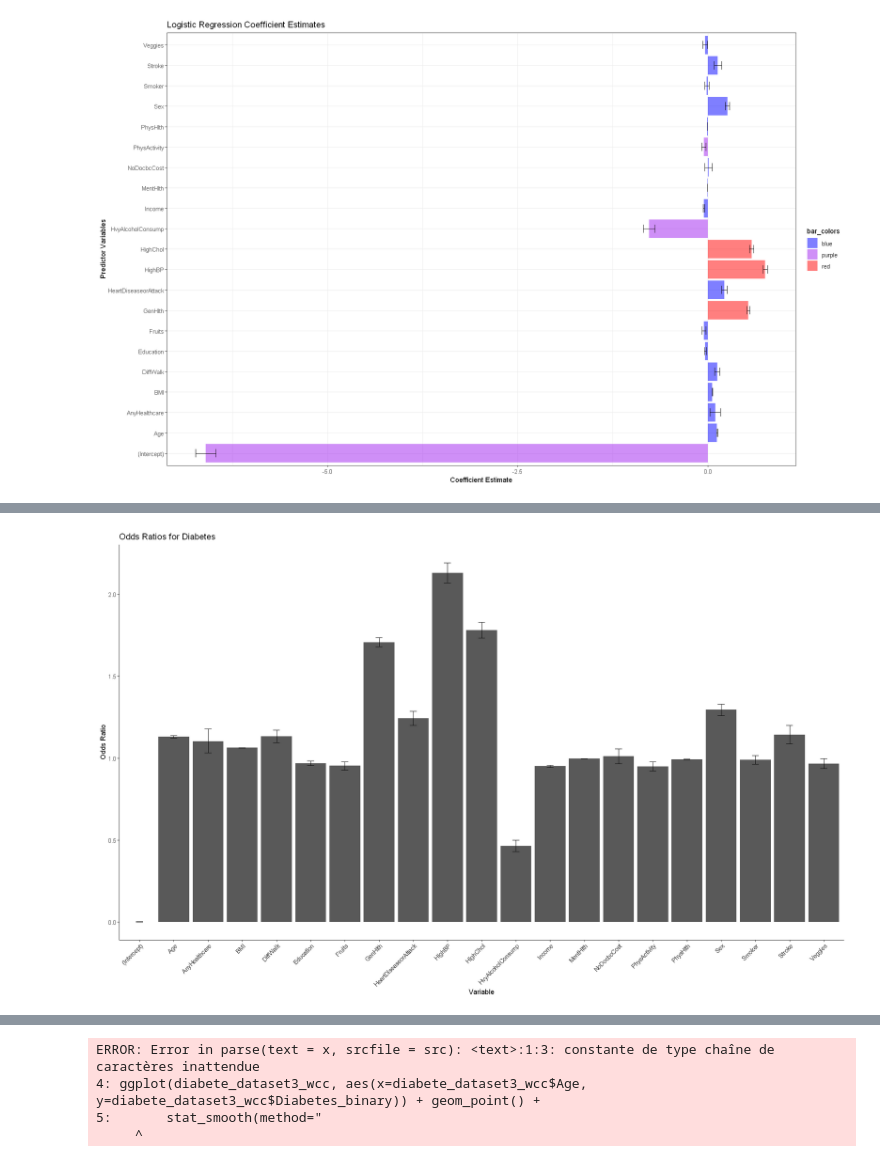
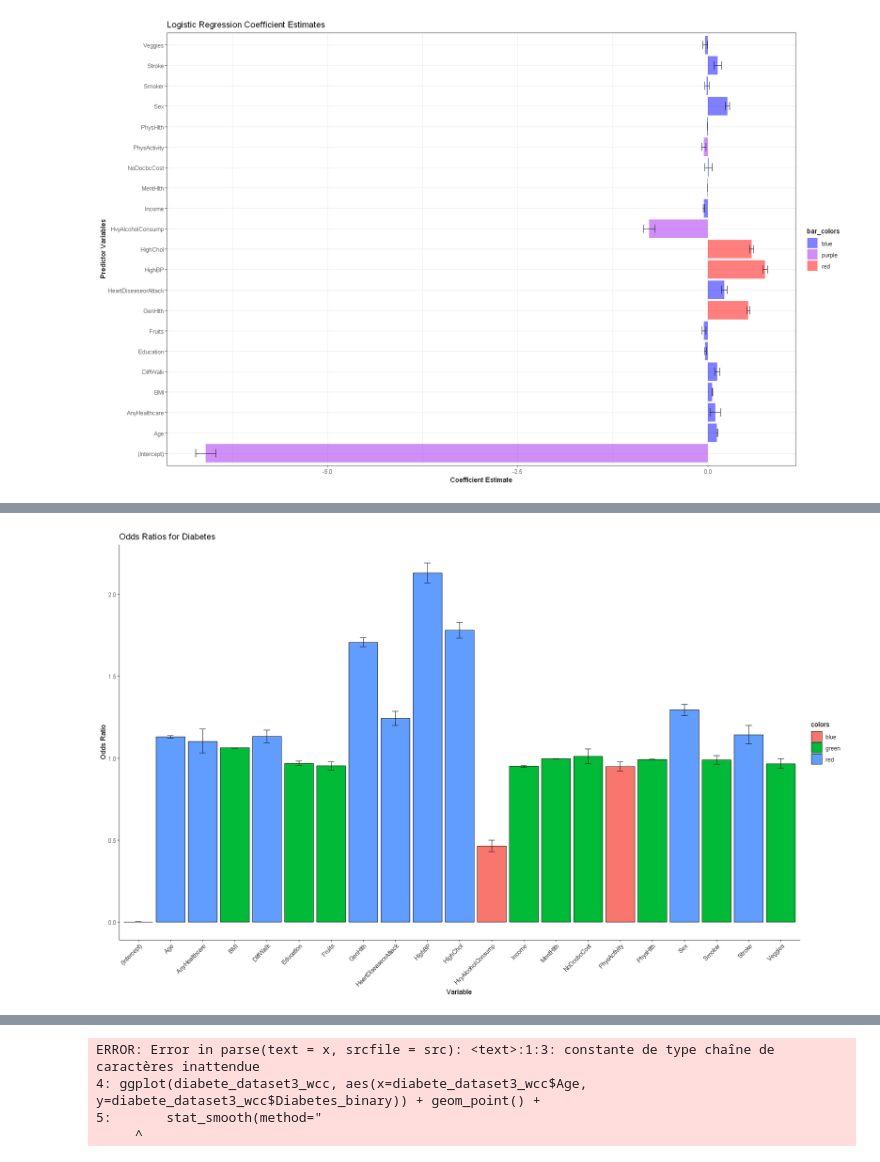
Before and after one commit to LGPolytech/R-Kaggle-MAM4, a Jupyter notebook: diabete_final.ipynb, the cells around one changed output, grey strips where cells are left out. Drawn from its saved outputs; the diff is of its cells as text; code cells hidden in the pictures.

```diff
--- a/diabete_final.ipynb
+++ b/diabete_final.ipynb
@@ -1188,9 +1217,9 @@ conf_ints <- exp(confint(logistic_regression, level = 0.95))
 # Combine the odds ratios and confidence intervals into a data frame
 odds_ratio_table <- data.frame(Odds_Ratio = odds_ratios,
                                 Lower_CI = conf_ints[,1],
-                                Upper_CI = conf_ints[,2])
+                                Upper_CI = conf_ints[,2],
+                                Std_Error = summary(logistic_regression)$coef[,2])
 
-# Print the odds ratio table
 print(odds_ratio_table)
 # %% [output]
 Attente de la réalisation du profilage...
@@ -1197,10 +1243,15 @@ Attente de la réalisation du profilage...
 # %%
-# Plot the odds ratios
-ggplot(odds_ratio_table, aes(x = rownames(odds_ratio_table), y = Odds_Ratio)) +
-  geom_bar(stat = "identity") +
-  geom_errorbar(aes(ymin = Lower_CI, ymax = Upper_CI), width = 0.2) +
+# Determine colors for odds ratios
+level <- 0.075 # Totalement arbitraire pour l'instant
+colors <- ifelse(odds_ratio_table$Lower_CI >= 1 - level & odds_ratio_table$Upper_CI <= 1 + level, "green",
+                 ifelse(odds_ratio_table$Odds_Ratio > 1, "red", "blue")) # Peut-être à revoir
+
+# Plot the odds ratios with colors
+ggplot(odds_ratio_table, aes(x = rownames(odds_ratio_table), y = Odds_Ratio, fill = colors)) +
+  geom_bar(stat = "identity", color = "black") +
+  geom_errorbar(aes(ymin = Lower_CI, ymax = Upper_CI), width = 0.2, color = "black") +
   labs(title = "Odds Ratios for Diabetes", x = "Variable", y = "Odds Ratio") +
   theme_classic() +
   theme(axis.text.x = element_text(angle = 45, vjust = 1, hjust = 1))
 # %% [output]
-[figure, old version]
+[figure, new version]
```
Also changed, not shown: parts of 21 cells of this notebook, 1 other file.
